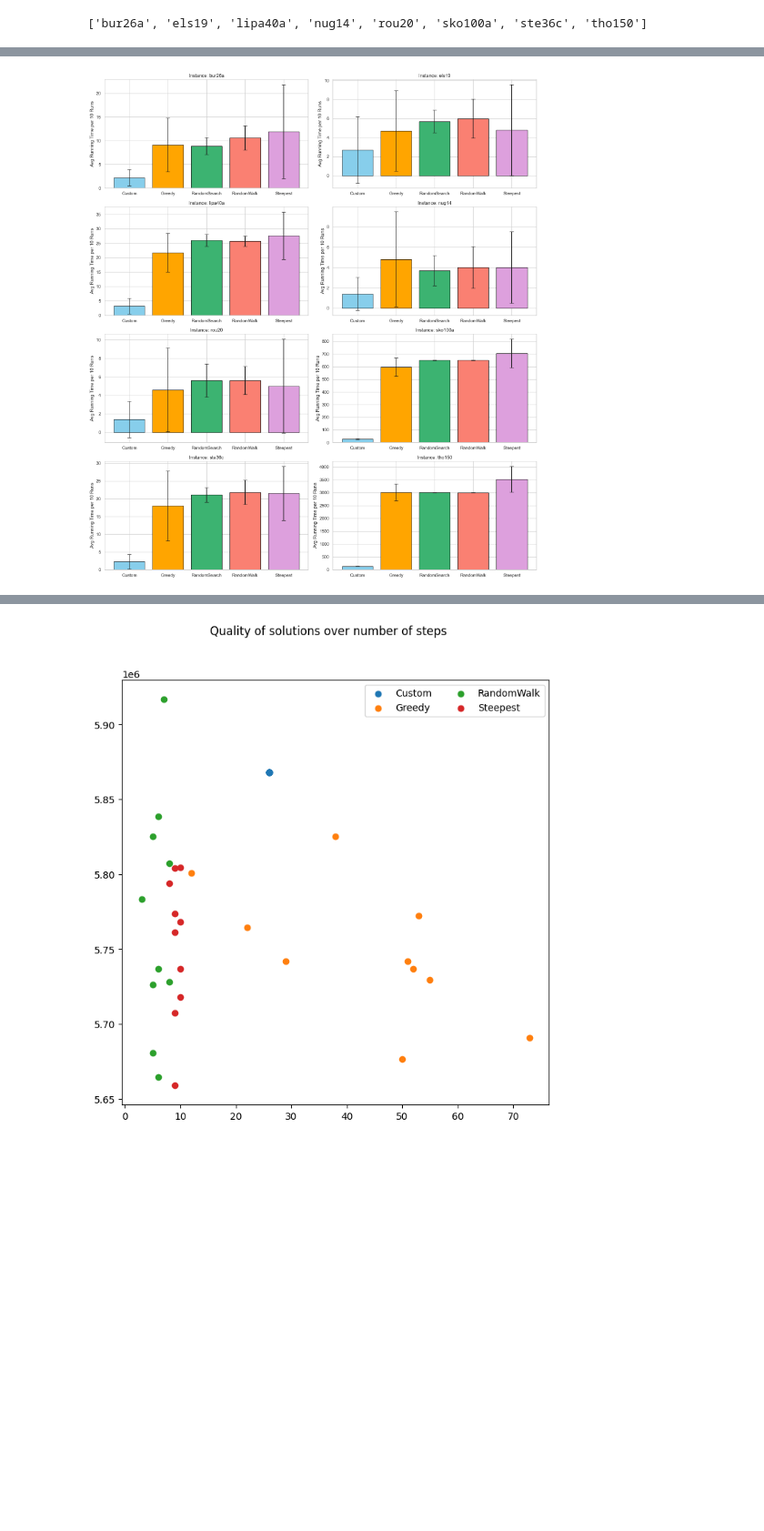
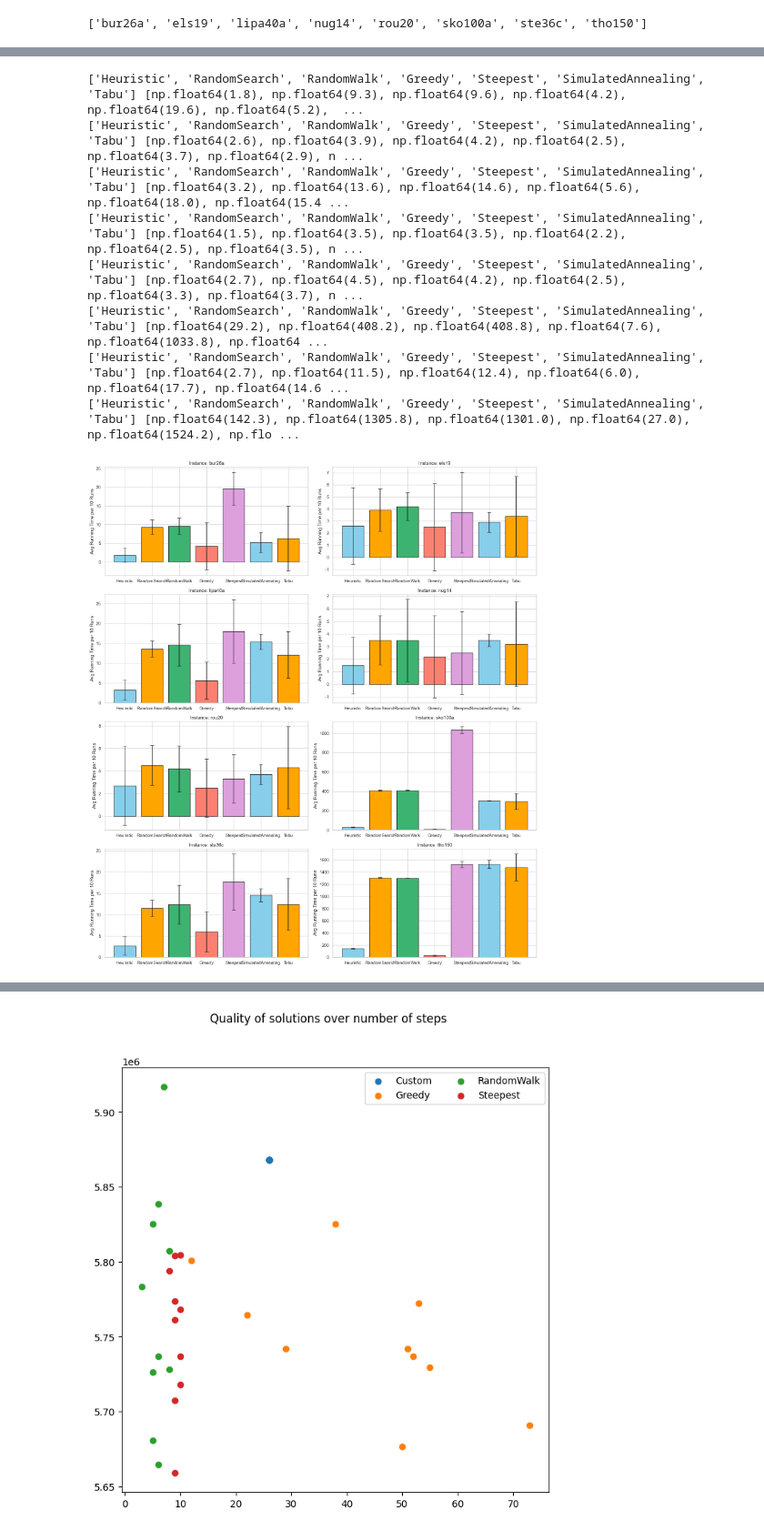
Before and after one commit to elissa-c/BioA-M, a Jupyter notebook: graphs.ipynb, the cells around one changed output, grey strips where cells are left out. Shown at 91% size. Cells and saved outputs as stored; diff of their text form; code cells hidden in the pictures; blank space fills up the shorter version.

```diff
--- a/graphs.ipynb
+++ b/graphs.ipynb
@@ -157,23 +153,0 @@ plt.show()
-# %%
-x_names = [data[n*10]["method"] for n in range(5)]
-y = [y["f_val"] for y in data]
-y_mean = [round(np.mean(y[i:i+10])) for i in range(5)]
-y_max = [max(y[i:i+10]) for i in range(5)]
-y_min =[min(y[i:i+10]) for i in range(5)]
-
-fig, ax = plt.subplots(layout="constrained")
-y_s = [y_min, y_mean, y_max]
-x = np.arange(len(x))
-rects = ax.bar(x, y_min, 0.25, label = "min")
-#ax.bar_label(rects, padding=3)
-rects2 = ax.bar(x+0.25,y_mean, 0.25, label = "mean")
-#ax.bar_label(rects2, padding=3, )
-rects3 = ax.bar(x+0.5, y_max, 0.25, label = "max")
-#ax.bar_label(rects3, padding=3)
-best = [t["bestFit"] for t in times]
-
-base = ax.plot(best, label = "Best", color="red")
-ax.set_xticks(x + 0.25, x_names)
-ax.legend(loc='lower left', ncols=2)
-plt.ylim([5200000, 6000000])
-plt.show()
@@ -195,7 +167,7 @@ fig, axs = plt.subplots(4, 2, figsize=(16, 18))
 axs = axs.flatten()
 
 for i, (instance, methods) in enumerate(sorted(step_data.items())):
-    methods_list = sorted(methods.keys())
+    methods_list = [m for m in methodOrder if m in methods]
     avg_steps = [np.mean(methods[m]) for m in methods_list]
     std_steps = [np.std(methods[m]) for m in methods_list]
 
@@ -269,29 +293,45 @@ plt.show()
 # %%
+time_data = defaultdict(lambda: defaultdict(list))
+for entry in times:
+    inst = entry["instance"]
+    method = entry["method"]
+    time = entry["time"]
+    if steps is not None:
+        time_data[inst][method].append(time)
+
 # Set up plots: 8 instances = 4 rows x 2 columns
 fig, axs = plt.subplots(4, 2, figsize=(16, 18))
 axs = axs.flatten()
 instance_list = [d["instance"] for d in times if d["method"] == "Greedy"]
-for i in range(8):
-    methods = [t["method"] for t in times if t["instance"] == instance_list[i]]
-    avg_time = [np.mean(t["time"]) for t in times if t["instance"] == instance_list[i]]
-    std_time = [np.std(t["time"]) for t in times if t["instance"] == instance_list[i]]
+for i, (instance, methods) in enumerate(sorted(time_data.items())):
+    methods_list = methodOrder
+    avg_time =  [np.mean(methods[m]) for m in methods_list]
+    std_time =  [np.std(methods[m]) for m in methods_list]
+    print(methods_list, avg_time)
 
     # Create a bar plot for steps with error bars for stability (std deviation)
     ax = axs[i]
-    ax.bar(methods, avg_time, yerr=std_time, capsize=5, color=colors, edgecolor='black', label='Time')
+    ax.bar(methods_list, avg_time, yerr=std_time, capsize=5, color=colors, edgecolor='black', label='Time')
 
     ax.set_title(f"Instance: {instance_list[i]}")
     ax.set_ylabel("Avg Running Time per 10 Runs")
 
 # Hide unused subplots if < 8
 for j in range(i + 1, 8):
     fig.delaxes(axs[j])
 
 plt.tight_layout()
-plt.ylim(0)
 plt.show()
 # %% [output]
+['Heuristic', 'RandomSearch', 'RandomWalk', 'Greedy', 'Steepest', 'SimulatedAnnealing', 'Tabu'] [np.float64(1.8), np.float64(9.3), np.float64(9.6), np.float64(4.2), np.float64(19.6), np.float64(5.2),  ...
+['Heuristic', 'RandomSearch', 'RandomWalk', 'Greedy', 'Steepest', 'SimulatedAnnealing', 'Tabu'] [np.float64(2.6), np.float64(3.9), np.float64(4.2), np.float64(2.5), np.float64(3.7), np.float64(2.9), n ...
+['Heuristic', 'RandomSearch', 'RandomWalk', 'Greedy', 'Steepest', 'SimulatedAnnealing', 'Tabu'] [np.float64(3.2), np.float64(13.6), np.float64(14.6), np.float64(5.6), np.float64(18.0), np.float64(15.4 ...
+['Heuristic', 'RandomSearch', 'RandomWalk', 'Greedy', 'Steepest', 'SimulatedAnnealing', 'Tabu'] [np.float64(1.5), np.float64(3.5), np.float64(3.5), np.float64(2.2), np.float64(2.5), np.float64(3.5), n ...
+['Heuristic', 'RandomSearch', 'RandomWalk', 'Greedy', 'Steepest', 'SimulatedAnnealing', 'Tabu'] [np.float64(2.7), np.float64(4.5), np.float64(4.2), np.float64(2.5), np.float64(3.3), np.float64(3.7), n ...
+['Heuristic', 'RandomSearch', 'RandomWalk', 'Greedy', 'Steepest', 'SimulatedAnnealing', 'Tabu'] [np.float64(29.2), np.float64(408.2), np.float64(408.8), np.float64(7.6), np.float64(1033.8), np.float64 ...
+['Heuristic', 'RandomSearch', 'RandomWalk', 'Greedy', 'Steepest', 'SimulatedAnnealing', 'Tabu'] [np.float64(2.7), np.float64(11.5), np.float64(12.4), np.float64(6.0), np.float64(17.7), np.float64(14.6 ...
+['Heuristic', 'RandomSearch', 'RandomWalk', 'Greedy', 'Steepest', 'SimulatedAnnealing', 'Tabu'] [np.float64(142.3), np.float64(1305.8), np.float64(1301.0), np.float64(27.0), np.float64(1524.2), np.flo ...
-[figure, old version]
+[figure, new version]
 # %%
 
 efficiencies = defaultdict(list)
```
Also changed, not shown: parts of 13 cells of this notebook, 8 other files.
